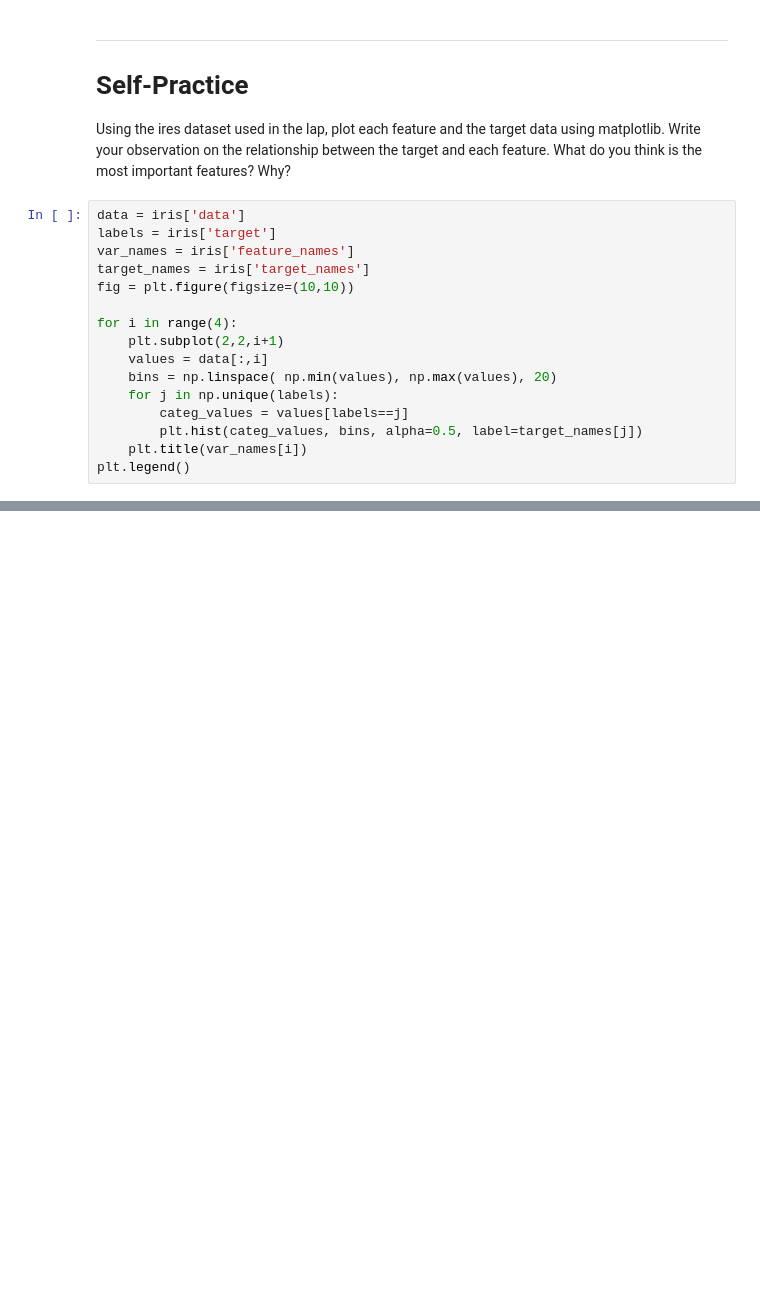
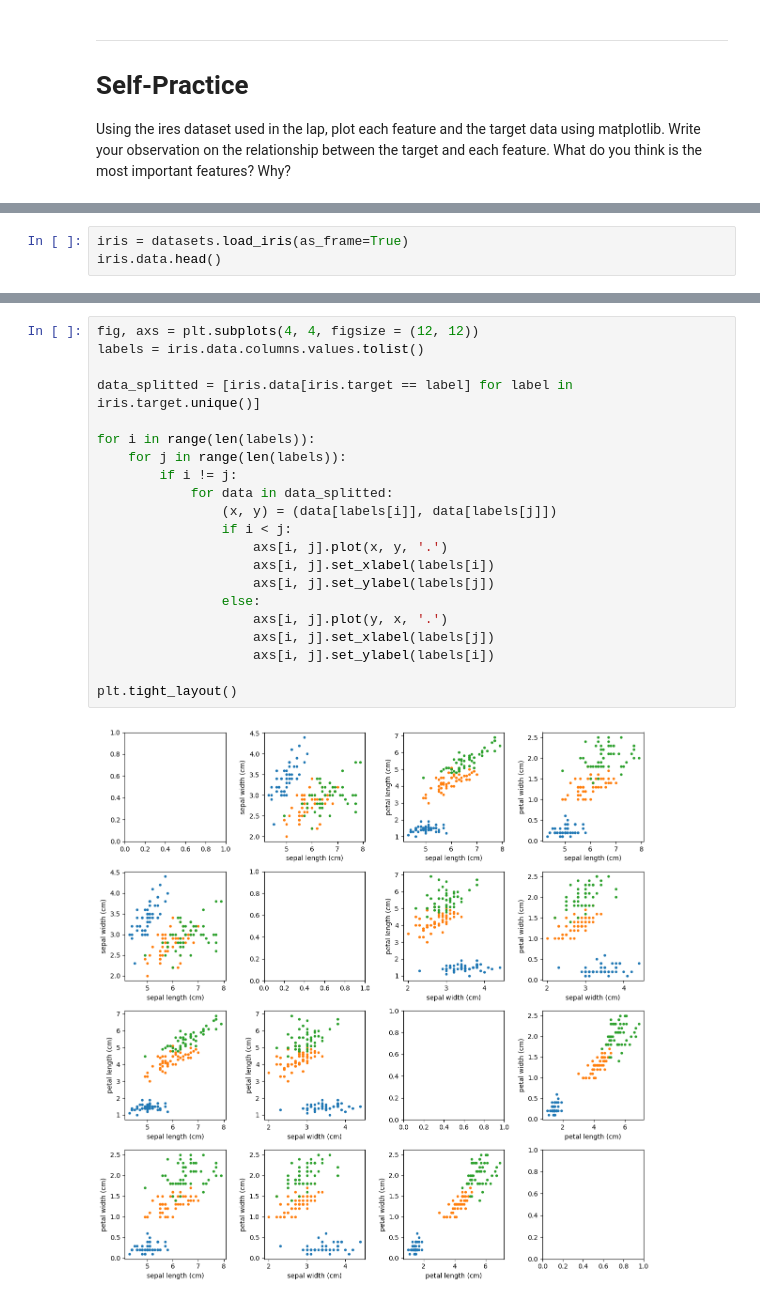
Before and after one commit to DyllasDek/IML_labs, a Jupyter notebook: Lab1/Lab-1-solution.ipynb, the cells around one changed output, grey strips where cells are left out. Cells and saved outputs as stored; diff of their text form; blank space fills up the shorter version.

```diff
--- a/Lab1/Lab-1-solution.ipynb
+++ b/Lab1/Lab-1-solution.ipynb
@@ -685,19 +685,3 @@ Using the ires dataset used in the lap, plot each feature and the target data
 using matplotlib.
 Write your observation on the relationship between the target and each feature.
 What do you think is the most important features? Why?
-# %%
-data = iris['data']
-labels = iris['target']
-var_names = iris['feature_names']
-target_names = iris['target_names']
-fig = plt.figure(figsize=(10,10))
-
-for i in range(4):
-    plt.subplot(2,2,i+1)
-    values = data[:,i]
-    bins = np.linspace( np.min(values), np.max(values), 20)
-    for j in np.unique(labels):
-        categ_values = values[labels==j]
-        plt.hist(categ_values, bins, alpha=0.5, label=target_names[j])
-    plt.title(var_names[i])
-plt.legend()
@@ -706,0 +688,3 @@ plt.legend()
+# %%
+iris = datasets.load_iris(as_frame=True)
+iris.data.head()
@@ -706,0 +698,23 @@ plt.legend()
+# %%
+fig, axs = plt.subplots(4, 4, figsize = (12, 12))
+labels = iris.data.columns.values.tolist()
+
+data_splitted = [iris.data[iris.target == label] for label in iris.target.unique()]
+
+for i in range(len(labels)):
+    for j in range(len(labels)):
+        if i != j:
+            for data in data_splitted:
+                (x, y) = (data[labels[i]], data[labels[j]])
+                if i < j:
+                    axs[i, j].plot(x, y, '.')
+                    axs[i, j].set_xlabel(labels[i])
+                    axs[i, j].set_ylabel(labels[j])
+                else:
+                    axs[i, j].plot(y, x, '.')
+                    axs[i, j].set_xlabel(labels[j])
+                    axs[i, j].set_ylabel(labels[i])
+
+plt.tight_layout()
+# %% [output]
+[figure, added]
```
Also changed, not shown: parts of 8 cells of this notebook.
